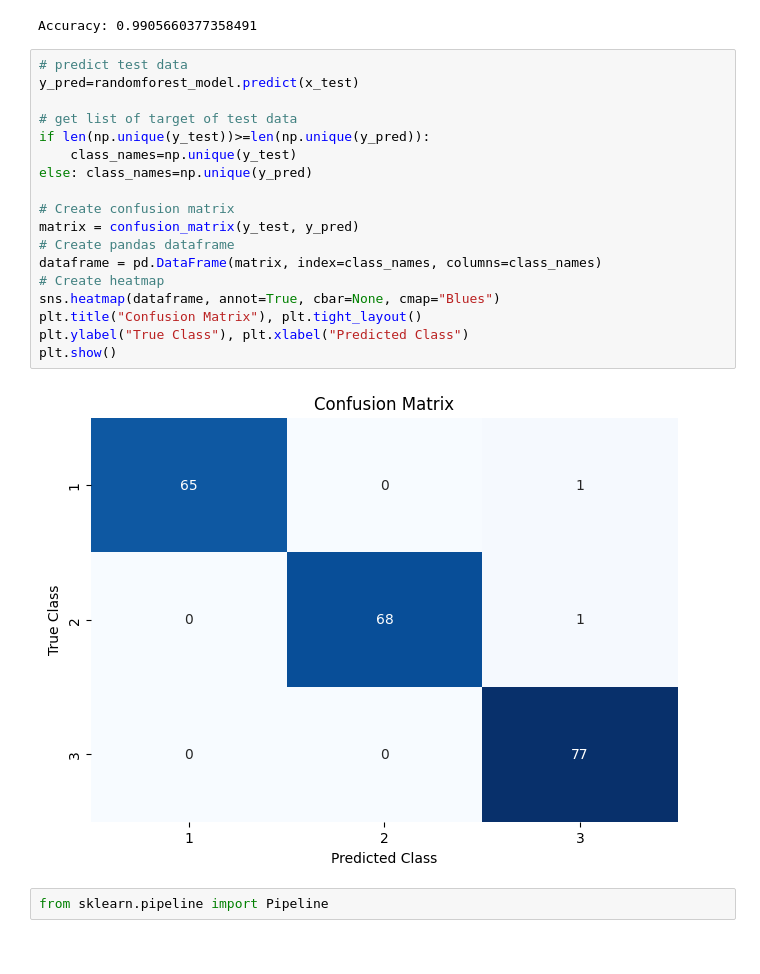
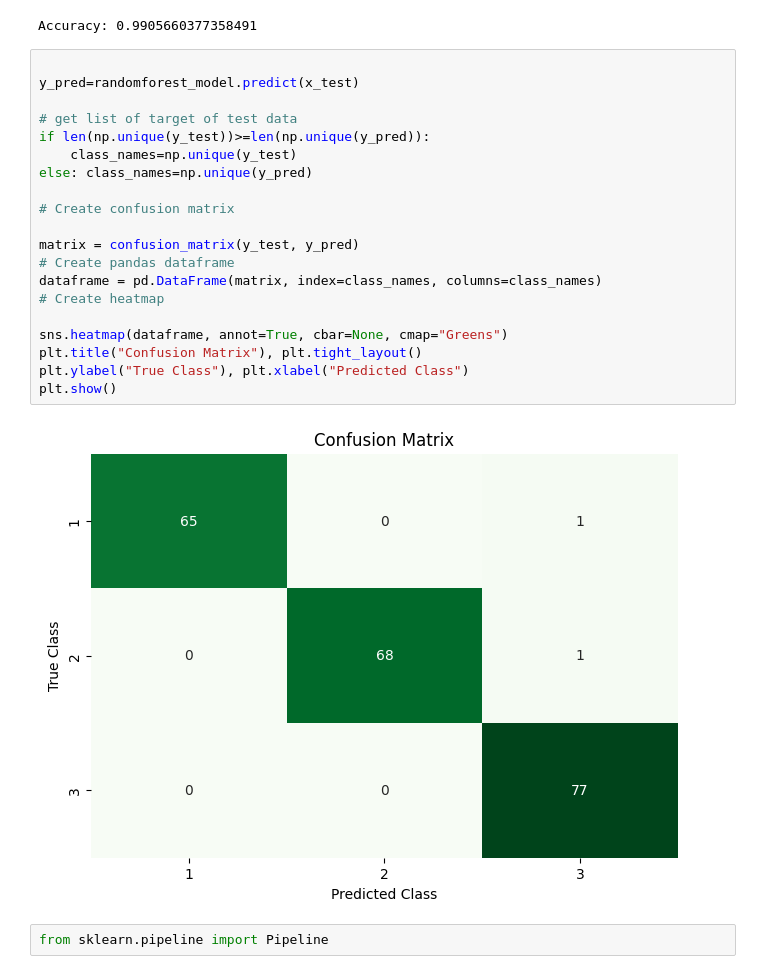
Before and after one commit to votrannhatquang/AI-s-ng-th-7, a Jupyter notebook: Milknew.ipynb, the cells around one changed output. Drawn from its saved outputs; the diff is of its cells as text.

```diff
--- a/Milknew.ipynb
+++ b/Milknew.ipynb
@@ -170,25 +170,27 @@ print("Accuracy:",randomforest_model.score(x_test,y_test))
 # %% [output]
 Accuracy: 0.9905660377358491
 # %%
-# predict test data
+
 y_pred=randomforest_model.predict(x_test)
 
 # get list of target of test data
 if len(np.unique(y_test))>=len(np.unique(y_pred)):
     class_names=np.unique(y_test)
 else: class_names=np.unique(y_pred)
 
 # Create confusion matrix
+
 matrix = confusion_matrix(y_test, y_pred)
 # Create pandas dataframe
 dataframe = pd.DataFrame(matrix, index=class_names, columns=class_names)
 # Create heatmap
-sns.heatmap(dataframe, annot=True, cbar=None, cmap="Blues")
+
+sns.heatmap(dataframe, annot=True, cbar=None, cmap="Greens")
 plt.title("Confusion Matrix"), plt.tight_layout()
 plt.ylabel("True Class"), plt.xlabel("Predicted Class")
 plt.show()
 # %% [output]
-[figure, old version]
+[figure, new version]
 # %%
 from sklearn.pipeline import Pipeline
 # %%
```
Also changed, not shown: parts of 6 cells of this notebook.
